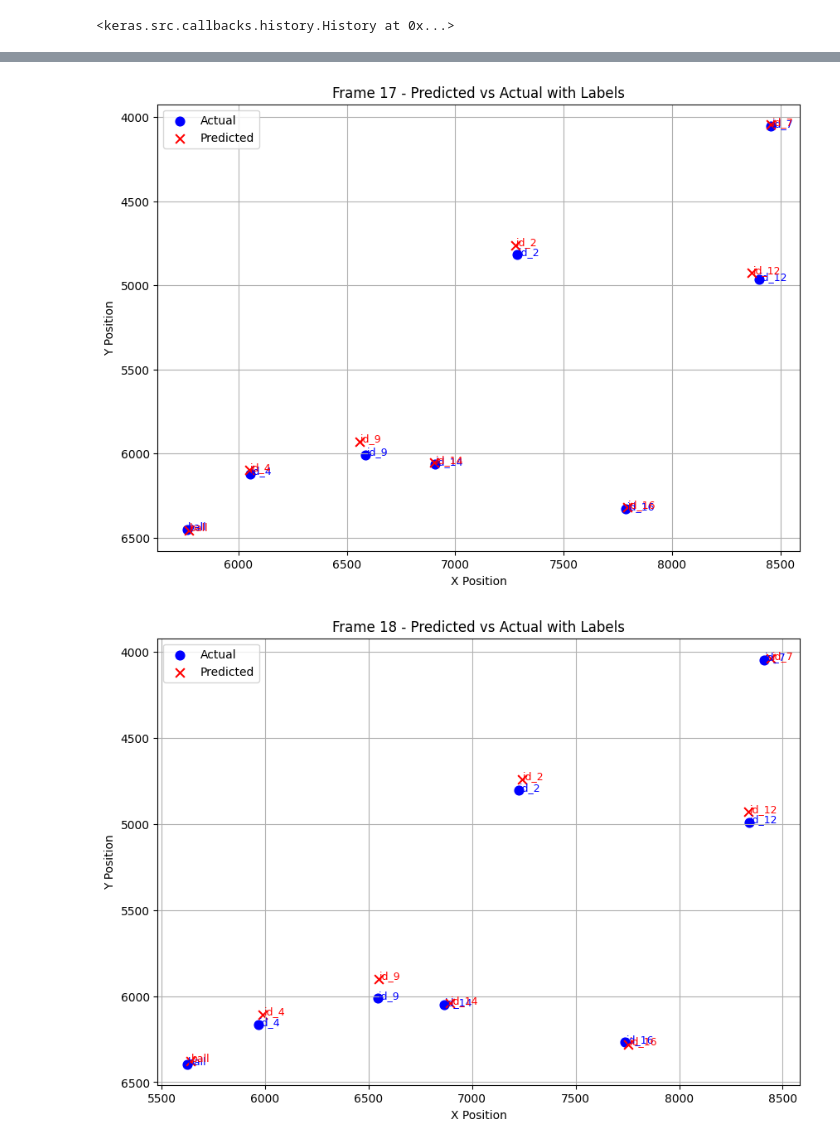
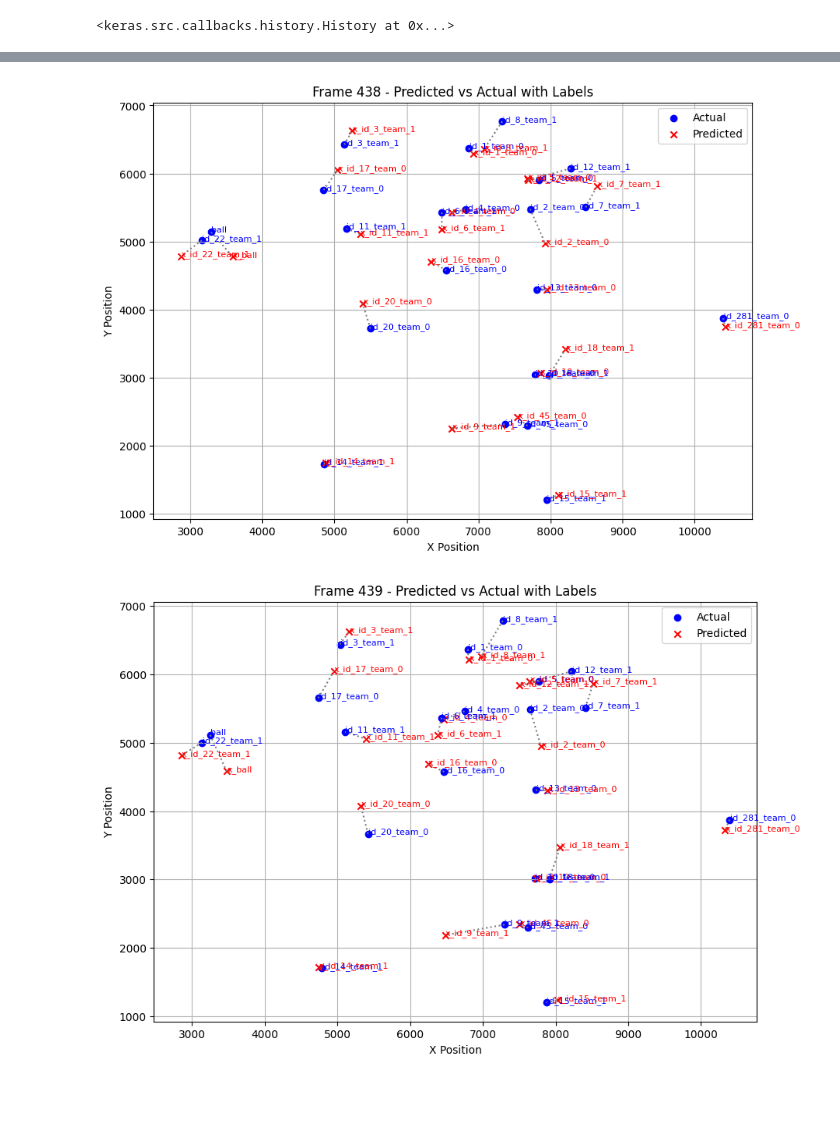
Before and after one commit to ppedro20/VirtIAFut, a Jupyter notebook: notebooks/predictions/01_lstm.ipynb, the cells around one changed output, grey strips where cells are left out. Cells and saved outputs as stored; diff of their text form; code cells hidden in the pictures; blank space fills up the shorter version.

Commit message:
lstm and tf comparison

```diff
--- a/notebooks/predictions/01_lstm.ipynb
+++ b/notebooks/predictions/01_lstm.ipynb
@@ -101,12 +120,11 @@ X_test_start = normalized_data[6:16]
 # %%
 
-# Build LSTM model
 model = Sequential([
     LSTM(64, input_shape=(10, X_train.shape[2]), return_sequences=False),
     Dense(X_train.shape[2])
 ])
 model.compile(optimizer=Adam(0.001), loss='mse')
-model.fit(X_train, y_train, epochs=100, batch_size=1, verbose=0)
+model.fit(X_train, y_train, epochs=100, batch_size=32, verbose=0)
 # %% [output]
 <keras.src.callbacks.history.History at 0x...>
 # %%
@@ -163,46 +243,39 @@ files.download("predicted_frames_17_to_20.csv")
 # %%
 
-import matplotlib.pyplot as plt
+# Automatically get range of frames that were predicted
+start_frame = len(X_train) + sequence_length
+frames_to_plot = list(range(start_frame, start_frame + predictions.shape[0]))
 
-# Use entity names from columns (player/ball labels)
-entity_names = [col.replace("_x", "") for col in parsed_df.columns[::2]]
+num_entities = predictions.shape[1] // 2
 
-# Per-frame comparison plots with labels
-for i in range(4):  # frames 17–20
+
+for i, frame_num in enumerate(frames_to_plot):
     plt.figure(figsize=(10, 7))
-    actual_pts = actual[i].reshape(-1, 2)
-    pred_pts = predictions[i].reshape(-1, 2)
+    for j in range(num_entities):
+        pred_x = predictions[i, j * 2]
+        pred_y = predictions[i, j * 2 + 1]
 
-    for j in range(len(entity_names)):
-        ax, ay = actual_pts[j]
-        px, py = pred_pts[j]
-        plt.scatter(ax, ay, color='blue', label='Actual' if j == 0 else "", s=60)
-        plt.scatter(px, py, color='red', marker='x', label='Predicted' if j == 0 else "", s=60)
-        plt.text(ax+5, ay, f"{entity_names[j]}", fontsize=9, color='blue')
-        plt.text(px+5, py, f"{entity_names[j]}", fontsize=9, color='red')
+        # Actual from denormalized input
+        act_x = actual_denorm[frame_num, j * 2]
+        act_y = actual_denorm[frame_num, j * 2 + 1]
 
-    plt.title(f"Frame {17+i} - Predicted vs Actual with Labels")
+        # Plot actual
+        plt.scatter(act_x, act_y, color='blue', label='Actual' if j == 0 else "")
+        plt.text(act_x + 5, act_y, entities[j], fontsize=8, color='blue')
+
+        # Plot predicted
+        plt.scatter(pred_x, pred_y, color='red', marker='x', label='Predicted' if j == 0 else "")
+        plt.text(pred_x + 5, pred_y, "x_" + entities[j], fontsize=8, color='red')
+
+        # Connect lines
+        plt.plot([act_x, pred_x], [act_y, pred_y], color='gray', linestyle='dotted')
+
+    plt.title(f"Frame {frame_num} - Predicted vs Actual with Labels")
     plt.xlabel("X Position")
     plt.ylabel("Y Position")
     plt.legend()
     plt.grid(True)
-    plt.gca().invert_yaxis()
     plt.show()
-
-# --- Final graph: show trajectories for all entities over 4 predicted frames ---
-plt.figure(figsize=(10, 7))
-for j in range(len(entity_names)):
-    traj = predictions[:, j*2:j*2+2]  # x, y over 4 frames
-    plt.plot(traj[:, 0], traj[:, 1], marker='o', label=entity_names[j])
-
-plt.title("Trajectory of All Entities (Predicted Frames 17–20)")
-plt.xlabel("X Position")
-plt.ylabel("Y Position")
-plt.legend(loc='upper right', bbox_to_anchor=(1.3, 1.0))
-plt.grid(True)
-plt.gca().invert_yaxis()
-plt.tight_layout()
-plt.show()
 # %% [output]
-[figure, old version]
+[figure, new version]
-[figure, old version]
+[figure, new version]
```
Also changed, not shown: parts of 11 cells of this notebook, 7 other files.
